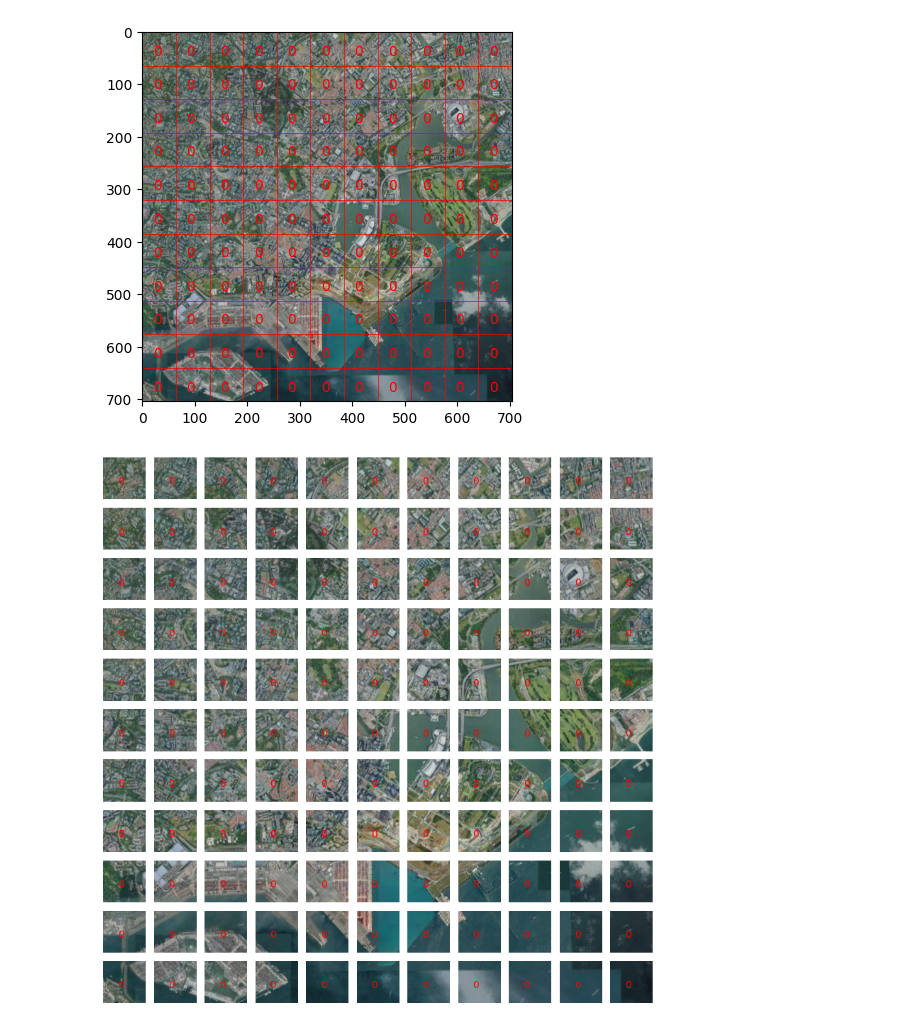
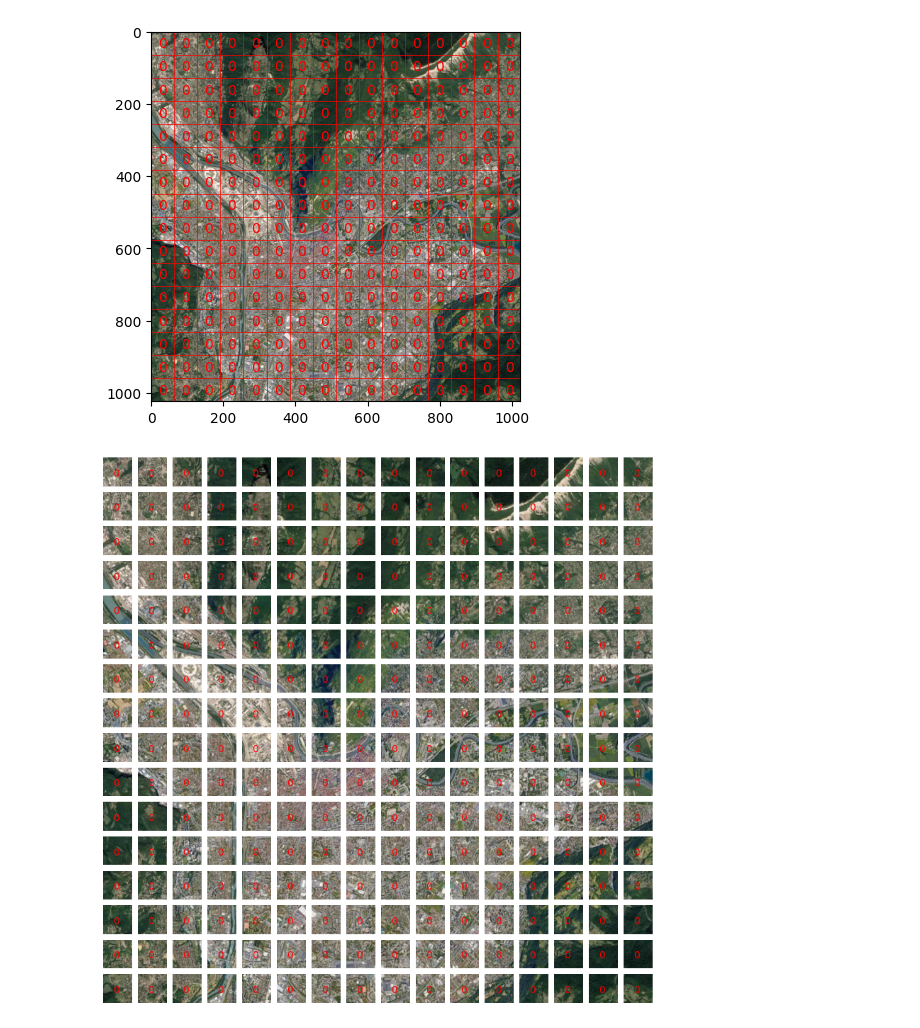
Before and after one commit to pabloknecht/watching-from-above, a Jupyter notebook: notebooks/maps.ipynb, the cells around one changed output. Drawn from its saved outputs; the diff is of its cells as text; code cells hidden in the pictures.

```diff
--- a/notebooks/maps.ipynb
+++ b/notebooks/maps.ipynb
@@ -5,7 +5,6 @@ from PIL import Image
 import math
 import matplotlib.pyplot as plt
 import numpy as np
-
 
 def download_tile(x, y, z):
     '''
@@ -165,7 +164,7 @@ def plot_image_categories(img, categories):
             plt.text(value_x, value_y, categories[item_x, item_y], color = 'red')
     plt.show()
 
-def plot_image_categories_2(img, categories):
+def plot_sub_images_categories(img, categories):
     '''
     Plot the images with the quadrants and correspondent categories
     '''
@@ -187,33 +186,34 @@ def plot_image_categories_2(img, categories):
             #axs[i, j].set_title(f'Q: {i}, {j}', fontsize = 5)
             axs[j, i].axis('off')
     plt.show()
+
+def address_to_coord(address):
+    '''
+    Returns the latitude and longitude for a given address
+    '''
+    url = 'https://nominatim.openstreetmap.org/search'
+    #'q' is for query --> look at hte documentation
+    params = {'q': address, 'format': 'json'}
+    response = requests.get(url, params = params).json()
+
+    lat = float(response[0]['lat'])
+    longi = float(response[0]['lon'])
+    return lat, longi
 # %%
 # lat = float(input("Enter latitude:"))
 # longi = float(input("Enter longitude:"))
 # zoom = int(input("Enter zoom level:"))
 # size_deg = float(input("Enter size in longitute degrees:"))
 
-
-#address = '29 avenue de la monta, saint egreve'
-address = '101 Thomson Rd, Singapore 307591'
-url = 'https://nominatim.openstreetmap.org/search'
-#'q' is for query --> look at hte documentation
-params = {'q': address, 'format': 'json'}
-response = requests.get(url, params = params).json()
-
-lat = float(response[0]['lat'])
-longi = float(response[0]['lon'])
 # Grenoble
-# lat = 45.2245949
-# longi = 5.6858155
+address = '29 avenue de la monta, saint egreve'
 
 # # Singapore
-# lat = 1.3038116
-# longi = 103.84425
+# address = '101 Thomson Rd, Singapore 307591'
+
+lat, longi = address_to_coord(address)
 
 zoom = calculate_zoom(lat)
-# size_deg = 0.3
-# size = int(size_deg * 2 ** zoom / 360)
 size = 3
 coords = latlong_to_xy(lat, longi, zoom)
 dl_square(coords[0], coords[1], zoom, size)
@@ -247,8 +247,8 @@ quadrants = int(img.height/64)
 categories = np.zeros((quadrants, quadrants), dtype=int)
 plot_image_categories(img, categories)
 # %% [output]
-[figure, old version]
+[figure, new version]
 # %%
-plot_image_categories_2(img, categories)
+plot_sub_images_categories(img, categories)
 # %% [output]
-[figure, old version]
+[figure, new version]
```
Also changed, not shown: parts of 3 cells of this notebook, 1 other file.
